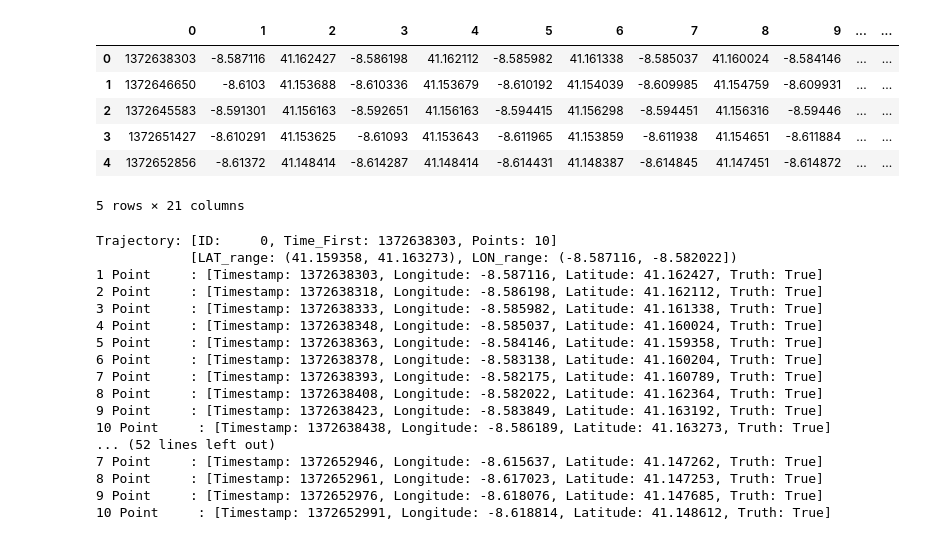
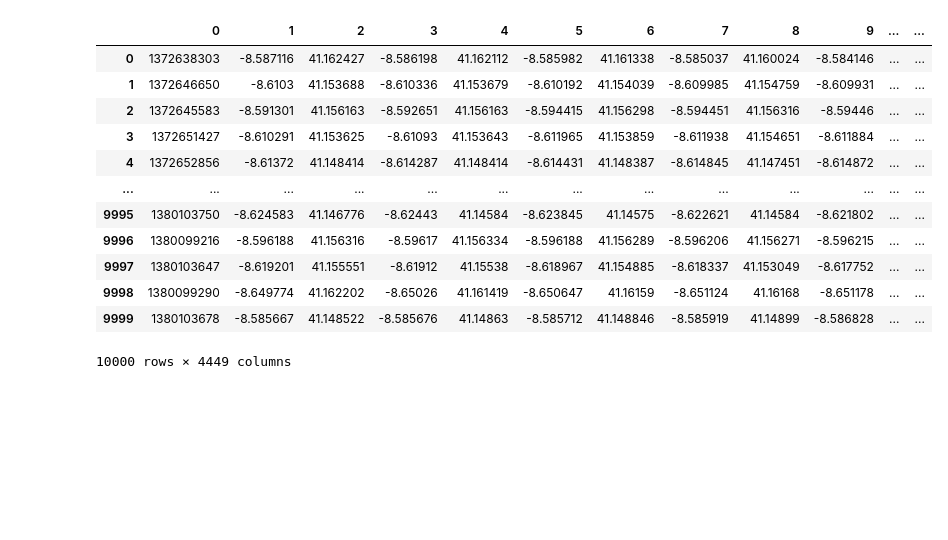
Before and after one commit to owidjaja/trajectory_analysis, a Jupyter notebook: linear.ipynb, the cells around one changed output. Drawn from its saved outputs; the diff is of its cells as text; code cells hidden in the pictures; blank space fills up the shorter version.

```diff
--- a/linear.ipynb
+++ b/linear.ipynb
@@ -5,7 +5,7 @@ import math
 
 import pandas as pd
 
-df_rows = pd.read_csv("./taxi_dataset/training_data_simple.csv", sep='\n', nrows=5, header=None)
+df_rows = pd.read_csv("./taxi_dataset/training_data.csv", sep='\n', header=None)
 df_raw = df_rows[0].str.split(',', expand=True)
 df_raw
 # %% [output]
@@ -19,15 +25,21 @@ df_raw
 # %%
-df = df_raw.iloc[:5,:21]
+df = df_raw.iloc[:,:]
 # df.columns = ["start_time", "lon_1", "lat_1", "lon_2", "lat_2", "lon_3", "lat_3"]
 df
 # %% [output]
 |  | 0 | 1 | 2 | 3 | 4 | 5 | 6 | 7 | 8 | 9 | ... | ... |
 | 0 | 1372638303 | -8.587116 | 41.162427 | -8.586198 | 41.162112 | -8.585982 | 41.161338 | -8.585037 | 41.160024 | -8.584146 | ... | ... |
 | 1 | 1372646650 | -8.6103 | 41.153688 | -8.610336 | 41.153679 | -8.610192 | 41.154039 | -8.609985 | 41.154759 | -8.609931 | ... | ... |
 | 2 | 1372645583 | -8.591301 | 41.156163 | -8.592651 | 41.156163 | -8.594415 | 41.156298 | -8.594451 | 41.156316 | -8.59446 | ... | ... |
 | 3 | 1372651427 | -8.610291 | 41.153625 | -8.61093 | 41.153643 | -8.611965 | 41.153859 | -8.611938 | 41.154651 | -8.611884 | ... | ... |
 | 4 | 1372652856 | -8.61372 | 41.148414 | -8.614287 | 41.148414 | -8.614431 | 41.148387 | -8.614845 | 41.147451 | -8.614872 | ... | ... |
+| ... | ... | ... | ... | ... | ... | ... | ... | ... | ... | ... | ... | ... |
+| 9995 | 1380103750 | -8.624583 | 41.146776 | -8.62443 | 41.14584 | -8.623845 | 41.14575 | -8.622621 | 41.14584 | -8.621802 | ... | ... |
+| 9996 | 1380099216 | -8.596188 | 41.156316 | -8.59617 | 41.156334 | -8.596188 | 41.156289 | -8.596206 | 41.156271 | -8.596215 | ... | ... |
+| 9997 | 1380103647 | -8.619201 | 41.155551 | -8.61912 | 41.15538 | -8.618967 | 41.154885 | -8.618337 | 41.153049 | -8.617752 | ... | ... |
+| 9998 | 1380099290 | -8.649774 | 41.162202 | -8.65026 | 41.161419 | -8.650647 | 41.16159 | -8.651124 | 41.16168 | -8.651178 | ... | ... |
+| 9999 | 1380103678 | -8.585667 | 41.148522 | -8.585676 | 41.14863 | -8.585712 | 41.148846 | -8.585919 | 41.14899 | -8.586828 | ... | ... |
-5 rows × 21 columns
+10000 rows × 4449 columns
 # %%
 from operator import attrgetter
 
@@ -107,28 +122,10 @@ for index, row in df.iterrows():
     taxi_trajectories.append(Trajectory(counter, row))
     counter += 1
 
-for traj in taxi_trajectories:
-    print(traj)
-    traj.get_points_info()
-    print()
+# for traj in taxi_trajectories:
+#     print(traj)
+#     traj.get_points_info()
+#     print()
-# %% [output]
-Trajectory: [ID:     0, Time_First: 1372638303, Points: 10]
-            [LAT_range: (41.159358, 41.163273), LON_range: (-8.587116, -8.582022])
-1 Point     : [Timestamp: 1372638303, Longitude: -8.587116, Latitude: 41.162427, Truth: True]
-2 Point     : [Timestamp: 1372638318, Longitude: -8.586198, Latitude: 41.162112, Truth: True]
-3 Point     : [Timestamp: 1372638333, Longitude: -8.585982, Latitude: 41.161338, Truth: True]
-4 Point     : [Timestamp: 1372638348, Longitude: -8.585037, Latitude: 41.160024, Truth: True]
-5 Point     : [Timestamp: 1372638363, Longitude: -8.584146, Latitude: 41.159358, Truth: True]
-6 Point     : [Timestamp: 1372638378, Longitude: -8.583138, Latitude: 41.160204, Truth: True]
-7 Point     : [Timestamp: 1372638393, Longitude: -8.582175, Latitude: 41.160789, Truth: True]
-8 Point     : [Timestamp: 1372638408, Longitude: -8.582022, Latitude: 41.162364, Truth: True]
-9 Point     : [Timestamp: 1372638423, Longitude: -8.583849, Latitude: 41.163192, Truth: True]
-10 Point     : [Timestamp: 1372638438, Longitude: -8.586189, Latitude: 41.163273, Truth: True]
-... (52 lines left out)
-7 Point     : [Timestamp: 1372652946, Longitude: -8.615637, Latitude: 41.147262, Truth: True]
-8 Point     : [Timestamp: 1372652961, Longitude: -8.617023, Latitude: 41.147253, Truth: True]
-9 Point     : [Timestamp: 1372652976, Longitude: -8.618076, Latitude: 41.147685, Truth: True]
-10 Point     : [Timestamp: 1372652991, Longitude: -8.618814, Latitude: 41.148612, Truth: True]
 # %%
 grid_obj = []
 for traj in taxi_trajectories:
```
Also changed, not shown: parts of 13 cells of this notebook.
